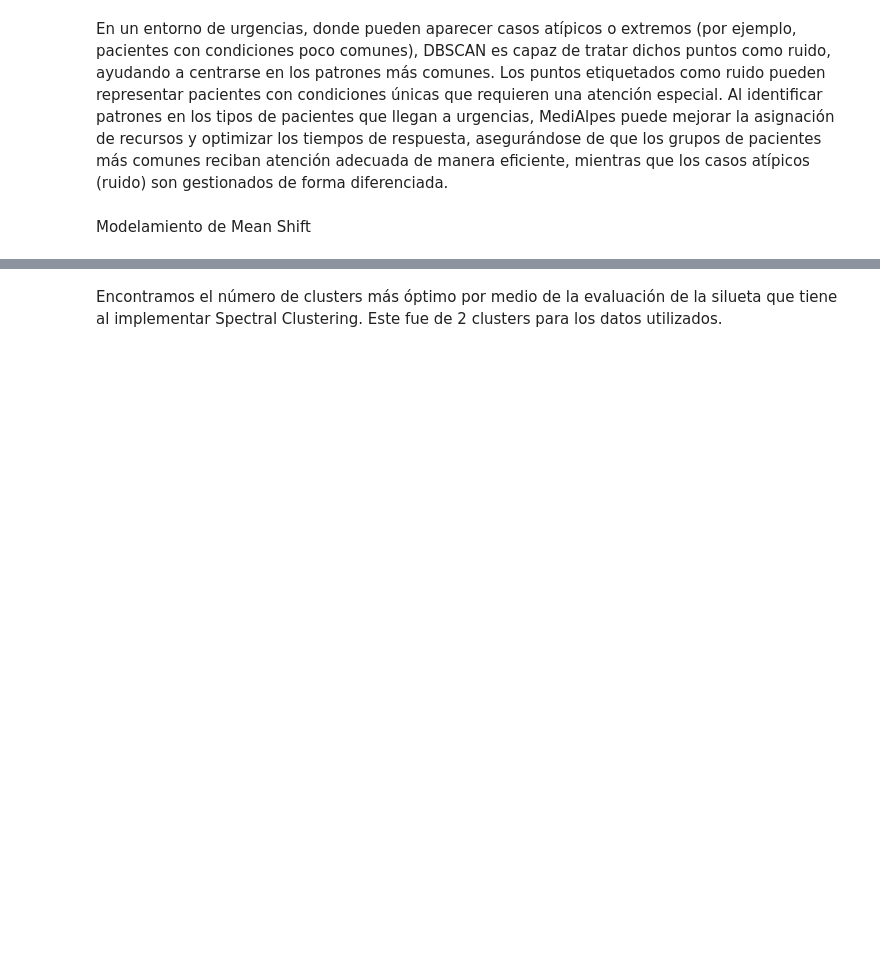
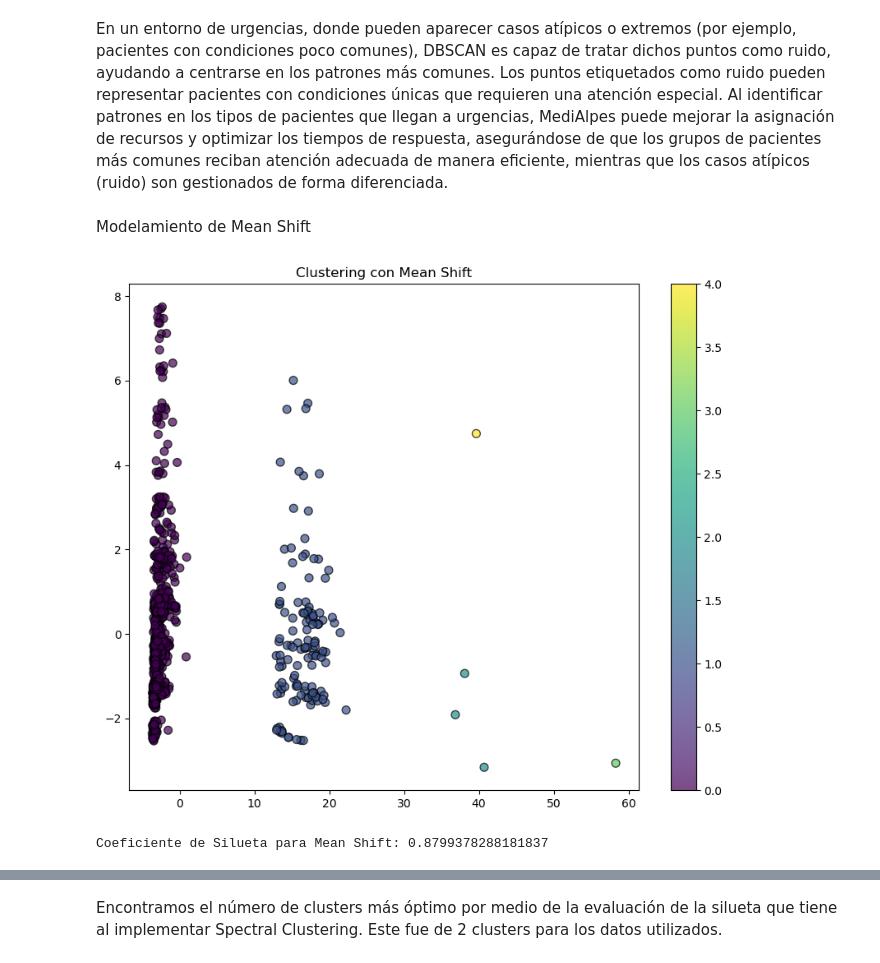
Before and after one commit to Grupo-Lab-BI/Lab_2, a Jupyter notebook: Lab2.ipynb, the cells around one changed output, grey strips where cells are left out. Drawn from its saved outputs; the diff is of its cells as text; code cells hidden in the pictures; blank space fills up the shorter version.

Commit message:
mean shift

```diff
--- a/Lab2.ipynb
+++ b/Lab2.ipynb
@@ -747,0 +708,22 @@ Modelamiento de Mean Shift
+# %%
+from sklearn.cluster import MeanShift
+import matplotlib.pyplot as plt
+from sklearn.metrics import silhouette_score
+
+# Aplicar el algoritmo Mean Shift
+mean_shift = MeanShift()
+mean_shift_labels = mean_shift.fit_predict(pca_data)
+
+# Visualización de los resultados
+plt.figure(figsize=(10, 8))
+plt.scatter(pca_data[:, 0], pca_data[:, 1], c=mean_shift_labels, cmap='viridis', edgecolor='k', s=50, alpha=0.7)
+plt.title('Clustering con Mean Shift')
+plt.colorbar()
+plt.show()
+
+# Calcular el coeficiente de silueta
+mean_shift_silhouette = silhouette_score(pca_data, mean_shift_labels)
+print('Coeficiente de Silueta para Mean Shift:', mean_shift_silhouette)
+# %% [output]
+[figure, added]
+Coeficiente de Silueta para Mean Shift: 0.8799378288181837
```
Also changed, not shown: parts of 7 cells of this notebook.
